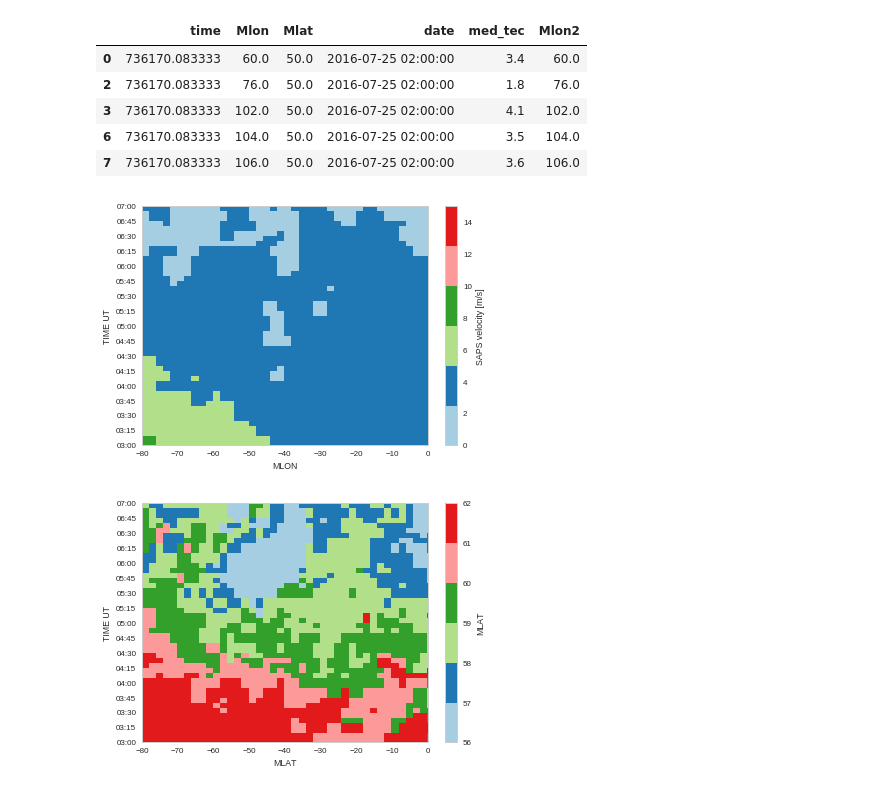
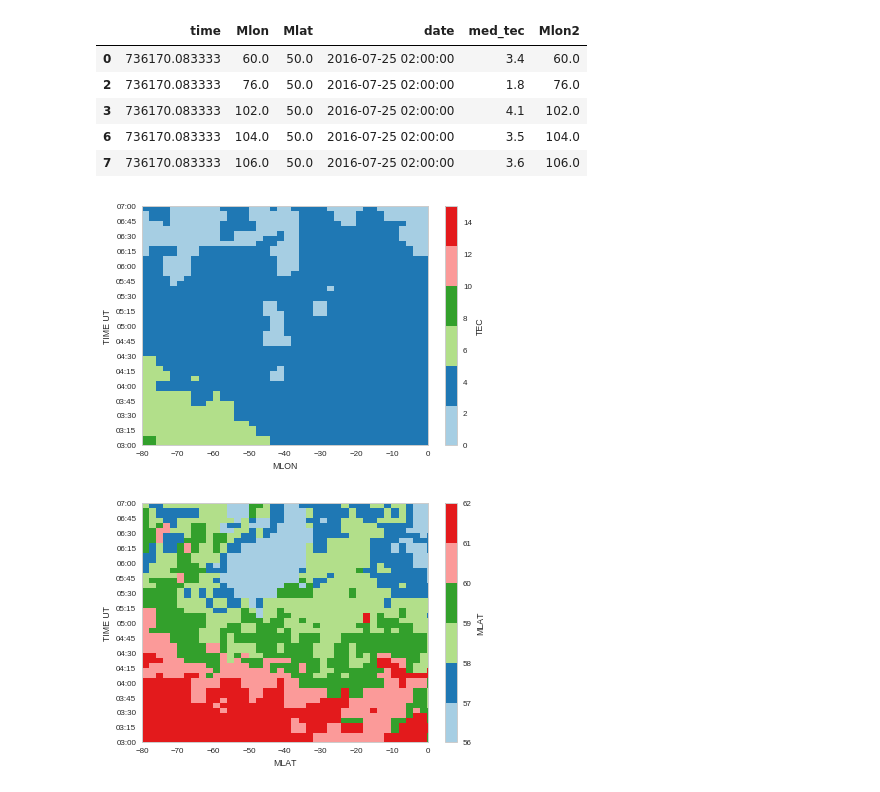
Before and after one commit to bharatreddy/steve, a Jupyter notebook: ipy/tec.ipynb, the cells around one changed output. Saved outputs shown, nothing was run; the diff lists cells and outputs as text; code cells hidden in the pictures.

Commit message:
save plots

```diff
--- a/ipy/tec.ipynb
+++ b/ipy/tec.ipynb
@@ -86,35 +86,39 @@ currTime = timeStart
 while currTime <= timeEnd:
     xTickList.append( currTime )
     currTime += datetime.timedelta(minutes=15)
 # Plot the data
 fig = plt.figure()
 ax = fig.add_subplot(111)
 plotDF = trghMinDF[ ["time", "Mlon2",\
                         "med_tec"] ].pivot( "time", "Mlon2" )
 
 timeVals = plotDF.index.values
 mlonVals = plotDF.columns.levels[1].values
 
 timeCntr, mlonCntr  = numpy.meshgrid( timeVals, mlonVals )
 # Mask the nan values! pcolormesh can't handle them well!
 tecVals = numpy.ma.masked_where(\
                 numpy.isnan(plotDF["med_tec"].values),\
                 plotDF["med_tec"].values)
 rtiPlot = ax.pcolormesh(mlonCntr.T , timeCntr.T, tecVals,\
                         cmap=seaMap, vmin=tecScale[0],vmax=tecScale[1])
 
 ax.set_ylim( [ timeStart, timeEnd ] )
 ax.set_xlim( [ -80, 0 ] )
 ax.set_ylabel("TIME UT")
 ax.set_xlabel("MLON")
 ax.get_yaxis().set_major_formatter(DateFormatter('%H:%M'))
 
 ax.set_yticks(xTickList)
 
 cbar = plt.colorbar(rtiPlot, orientation='vertical')
-cbar.set_label("SAPS velocity [m/s]")
+cbar.set_label("TEC")
+
+fig.savefig("../plots/tec-" +\
+            sapsTime.strftime("%Y%m%d") +\
+            ".pdf" ,bbox_inches='tight')
 # %% [output]
-[figure, old version]
+[figure, new version]
 # %%
 # Make an RTIish Plot
 # Seaborn styling
```
Also changed, not shown: parts of 1 cell of this notebook, 13 other files.
